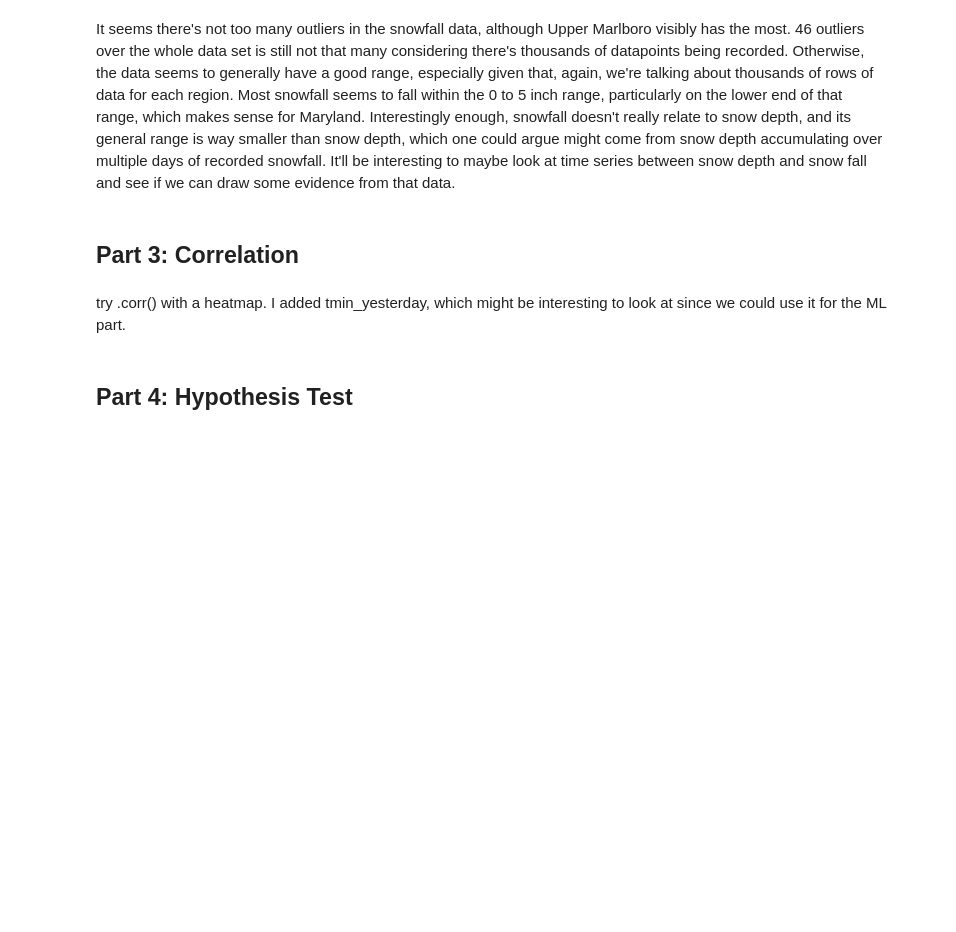
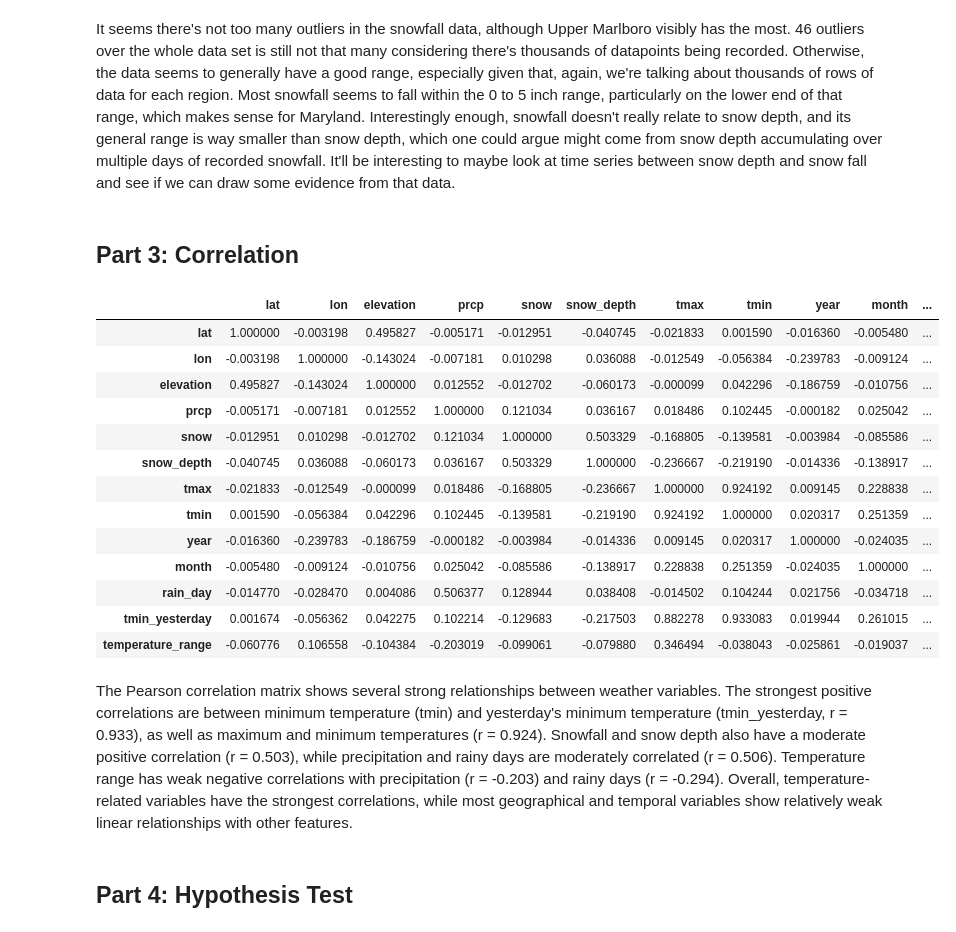
Before and after one commit to deebee27/CMSC320-Final-Project, a Jupyter notebook: checkpoint2.ipynb, the cells around one changed output. Saved outputs shown, nothing was run; the diff lists cells and outputs as text; code cells hidden in the pictures; blank space fills up the shorter version.

Commit message:
Finished part 3: Correlation

```diff
--- a/checkpoint2.ipynb
+++ b/checkpoint2.ipynb
@@ -503,8 +505,25 @@ There are 46 many outliers for snow depth in this dataset across all stations.
 It seems there's not too many outliers in the snowfall data, although Upper Marlboro visibly has the most. 46 outliers over the whole data set is still not that many considering there's thousands of datapoints being recorded. Otherwise, the data seems to generally have a good range, especially given that, again, we're talking about thousands of rows of data for each region. Most snowfall seems to fall within the 0 to 5 inch range, particularly on the lower end of that range, which makes sense for Maryland. Interestingly enough, snowfall doesn't really relate to snow depth, and its general range is way smaller than snow depth, which one could argue might come from snow depth accumulating over multiple days of recorded snowfall. It'll be interesting to maybe look at time series between snow depth and snow fall and see if we can draw some evidence from that data.
 # %% [markdown]
 ## Part 3: Correlation
+# %%
+df.corr(numeric_only=True)
+# %% [output]
+|  | lat | lon | elevation | prcp | snow | snow_depth | tmax | tmin | year | month | ... |
+| lat | 1.000000 | -0.003198 | 0.495827 | -0.005171 | -0.012951 | -0.040745 | -0.021833 | 0.001590 | -0.016360 | -0.005480 | ... |
+| lon | -0.003198 | 1.000000 | -0.143024 | -0.007181 | 0.010298 | 0.036088 | -0.012549 | -0.056384 | -0.239783 | -0.009124 | ... |
+| elevation | 0.495827 | -0.143024 | 1.000000 | 0.012552 | -0.012702 | -0.060173 | -0.000099 | 0.042296 | -0.186759 | -0.010756 | ... |
+| prcp | -0.005171 | -0.007181 | 0.012552 | 1.000000 | 0.121034 | 0.036167 | 0.018486 | 0.102445 | -0.000182 | 0.025042 | ... |
+| snow | -0.012951 | 0.010298 | -0.012702 | 0.121034 | 1.000000 | 0.503329 | -0.168805 | -0.139581 | -0.003984 | -0.085586 | ... |
+| snow_depth | -0.040745 | 0.036088 | -0.060173 | 0.036167 | 0.503329 | 1.000000 | -0.236667 | -0.219190 | -0.014336 | -0.138917 | ... |
+| tmax | -0.021833 | -0.012549 | -0.000099 | 0.018486 | -0.168805 | -0.236667 | 1.000000 | 0.924192 | 0.009145 | 0.228838 | ... |
+| tmin | 0.001590 | -0.056384 | 0.042296 | 0.102445 | -0.139581 | -0.219190 | 0.924192 | 1.000000 | 0.020317 | 0.251359 | ... |
+| year | -0.016360 | -0.239783 | -0.186759 | -0.000182 | -0.003984 | -0.014336 | 0.009145 | 0.020317 | 1.000000 | -0.024035 | ... |
+| month | -0.005480 | -0.009124 | -0.010756 | 0.025042 | -0.085586 | -0.138917 | 0.228838 | 0.251359 | -0.024035 | 1.000000 | ... |
+| rain_day | -0.014770 | -0.028470 | 0.004086 | 0.506377 | 0.128944 | 0.038408 | -0.014502 | 0.104244 | 0.021756 | -0.034718 | ... |
+| tmin_yesterday | 0.001674 | -0.056362 | 0.042275 | 0.102214 | -0.129683 | -0.217503 | 0.882278 | 0.933083 | 0.019944 | 0.261015 | ... |
+| temperature_range | -0.060776 | 0.106558 | -0.104384 | -0.203019 | -0.099061 | -0.079880 | 0.346494 | -0.038043 | -0.025861 | -0.019037 | ... |
 # %% [markdown]
-try .corr() with a heatmap. I added tmin_yesterday, which might be interesting to look at since we could use it for the ML part.
+The Pearson correlation matrix shows several strong relationships between weather variables. The strongest positive correlations are between minimum temperature (tmin) and yesterday's minimum temperature (tmin_yesterday, r = 0.933), as well as maximum and minimum temperatures (r = 0.924). Snowfall and snow depth also have a moderate positive correlation (r = 0.503), while precipitation and rainy days are moderately correlated (r = 0.506). Temperature range has weak negative correlations with precipitation (r = -0.203) and rainy days (r = -0.294). Overall, temperature-related variables have the strongest correlations, while most geographical and temporal variables show relatively weak linear relationships with other features.
 # %% [markdown]
 ## Part 4: Hypothesis Test
 # %% [markdown]
```
Also changed, not shown: parts of 1 cell of this notebook.
